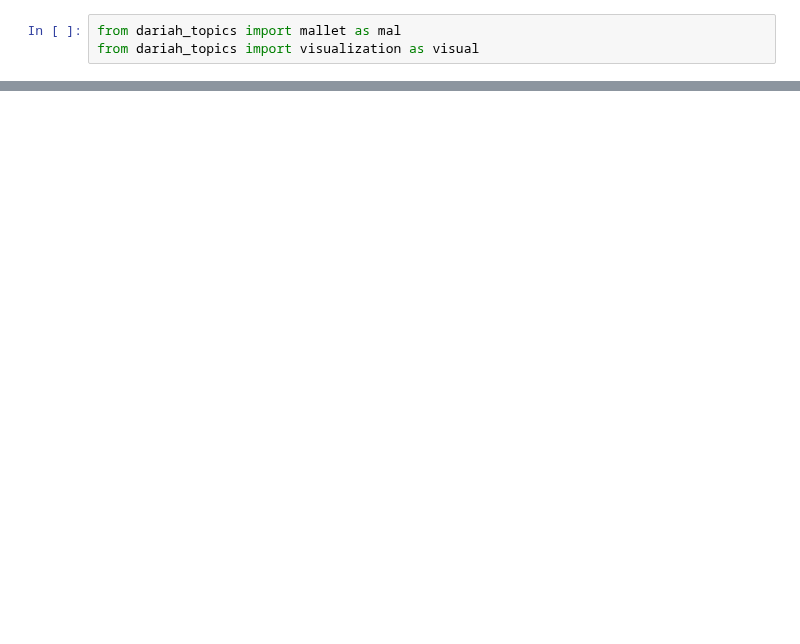
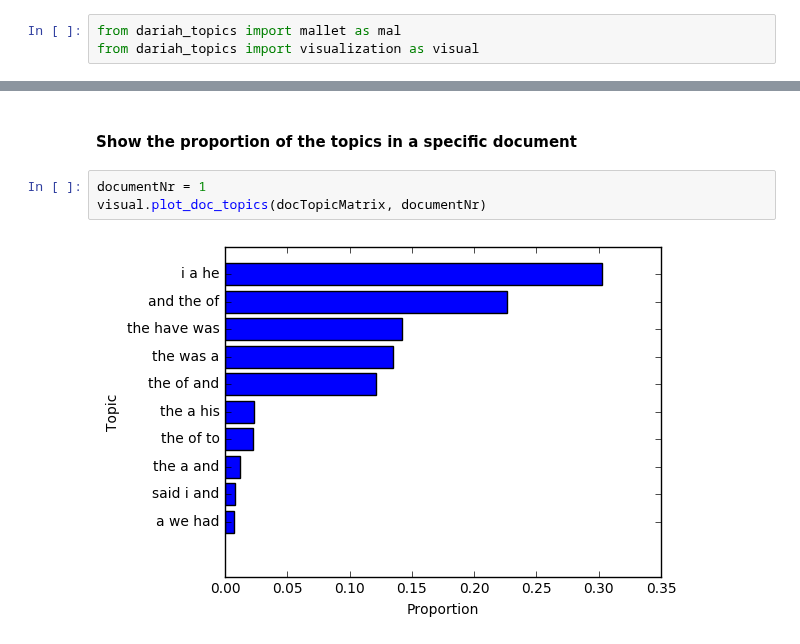
Before and after one commit to DARIAH-DE/TopicsExplorer, a Jupyter notebook: IntegrationTest_txt_Mallet.ipynb, the cells around one changed output, grey strips where cells are left out. Drawn from its saved outputs; the diff is of its cells as text; blank space fills up the shorter version.

```diff
--- a/IntegrationTest_txt_Mallet.ipynb
+++ b/IntegrationTest_txt_Mallet.ipynb
@@ -82,2 +45,9 @@ def makeLabelsForMalletOutput(pathtotopic_keys):
+# %% [markdown]
+#### Show the proportion of the topics in a specific document
+# %%
+documentNr = 1
+visual.plot_doc_topics(docTopicMatrix, documentNr)
+# %% [output]
+[figure, added]
 # %% [markdown]
 ![success](http://cdn2.hubspot.net/hub/128506/file-446943132-jpg/images/computer_woman_success.jpg)
```
Also changed, not shown: parts of 18 cells of this notebook, 1 other file.
